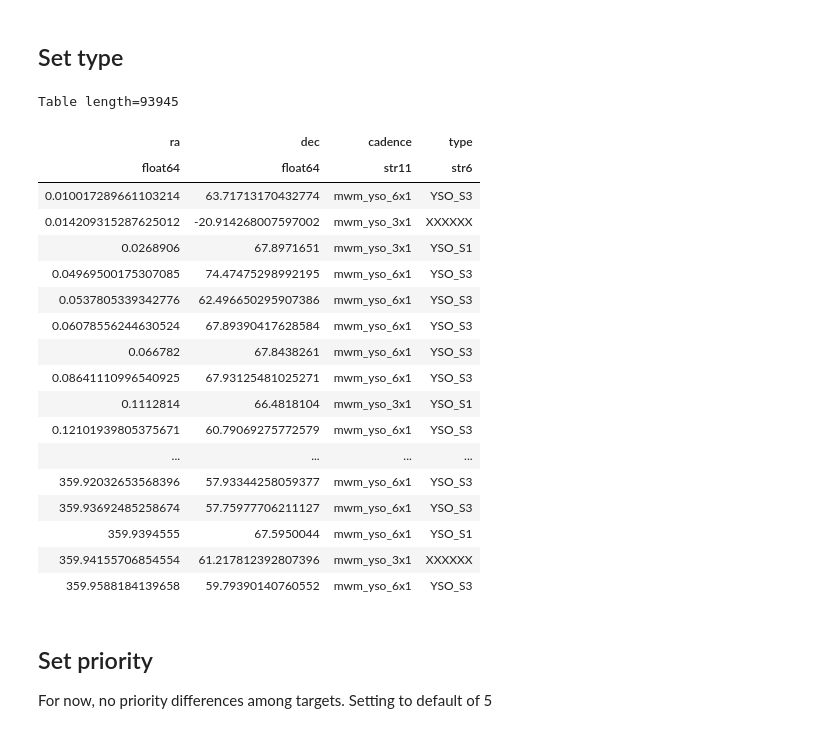
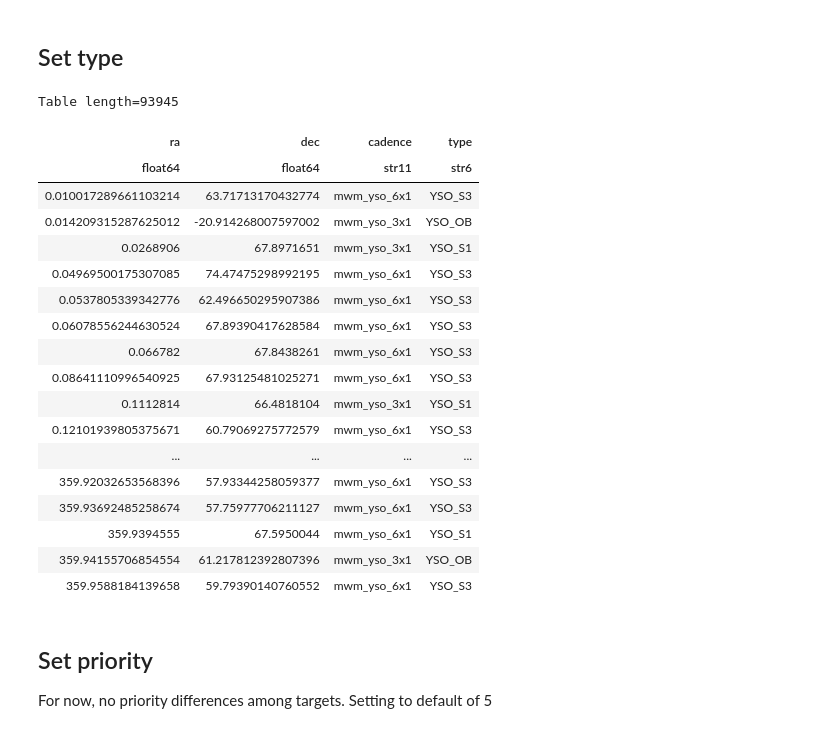
Before and after one commit to William-Zhang-R/SDSS-V-SimTargets, a Jupyter notebook: allsky/YSO Targets.ipynb, the cells around one changed output. Drawn from its saved outputs; the diff is of its cells as text; code cells hidden in the pictures.

Commit message:
Fixed an issue with OB Type

```diff
--- a/allsky/YSO Targets.ipynb
+++ b/allsky/YSO Targets.ipynb
@@ -161,18 +161,19 @@ Table length=93945
 # %%
 type_arr = np.repeat('XXXXXX',len(yso_sm_tab))
 type_arr[(yso_sm_tab['S1'] == True)] = 'YSO_S1'
 type_arr[(yso_sm_tab['S2'] == True)] = 'YSO_S2'
 type_arr[(yso_sm_tab['S2_5'] == True)] = 'YSO_S2_5'
 type_arr[(yso_sm_tab['S3'] == True)] = 'YSO_S3'
+type_arr[(yso_sm_tab['OB'] == True)] = 'YSO_OB'
 type_arr[(yso_sm_tab['CMZ'] == True)] = 'YSO_CMZ'
 target_tab['type'] = type_arr
 target_tab
 # %% [output]
 Table length=93945
 | ra | dec | cadence | type |
 | float64 | float64 | str11 | str6 |
 | 0.010017289661103214 | 63.71713170432774 | mwm_yso_6x1 | YSO_S3 |
-| 0.014209315287625012 | -20.914268007597002 | mwm_yso_3x1 | XXXXXX |
+| 0.014209315287625012 | -20.914268007597002 | mwm_yso_3x1 | YSO_OB |
 | 0.0268906 | 67.8971651 | mwm_yso_3x1 | YSO_S1 |
 | 0.04969500175307085 | 74.47475298992195 | mwm_yso_6x1 | YSO_S3 |
 | 0.0537805339342776 | 62.496650295907386 | mwm_yso_6x1 | YSO_S3 |
@@ -185,7 +186,7 @@ Table length=93945
 | 359.92032653568396 | 57.93344258059377 | mwm_yso_6x1 | YSO_S3 |
 | 359.93692485258674 | 57.75977706211127 | mwm_yso_6x1 | YSO_S3 |
 | 359.9394555 | 67.5950044 | mwm_yso_6x1 | YSO_S1 |
-| 359.94155706854554 | 61.217812392807396 | mwm_yso_3x1 | XXXXXX |
+| 359.94155706854554 | 61.217812392807396 | mwm_yso_3x1 | YSO_OB |
 | 359.9588184139658 | 59.79390140760552 | mwm_yso_6x1 | YSO_S3 |
 # %% [markdown]
 ## Set priority
```
Also changed, not shown: parts of 1 cell of this notebook.
